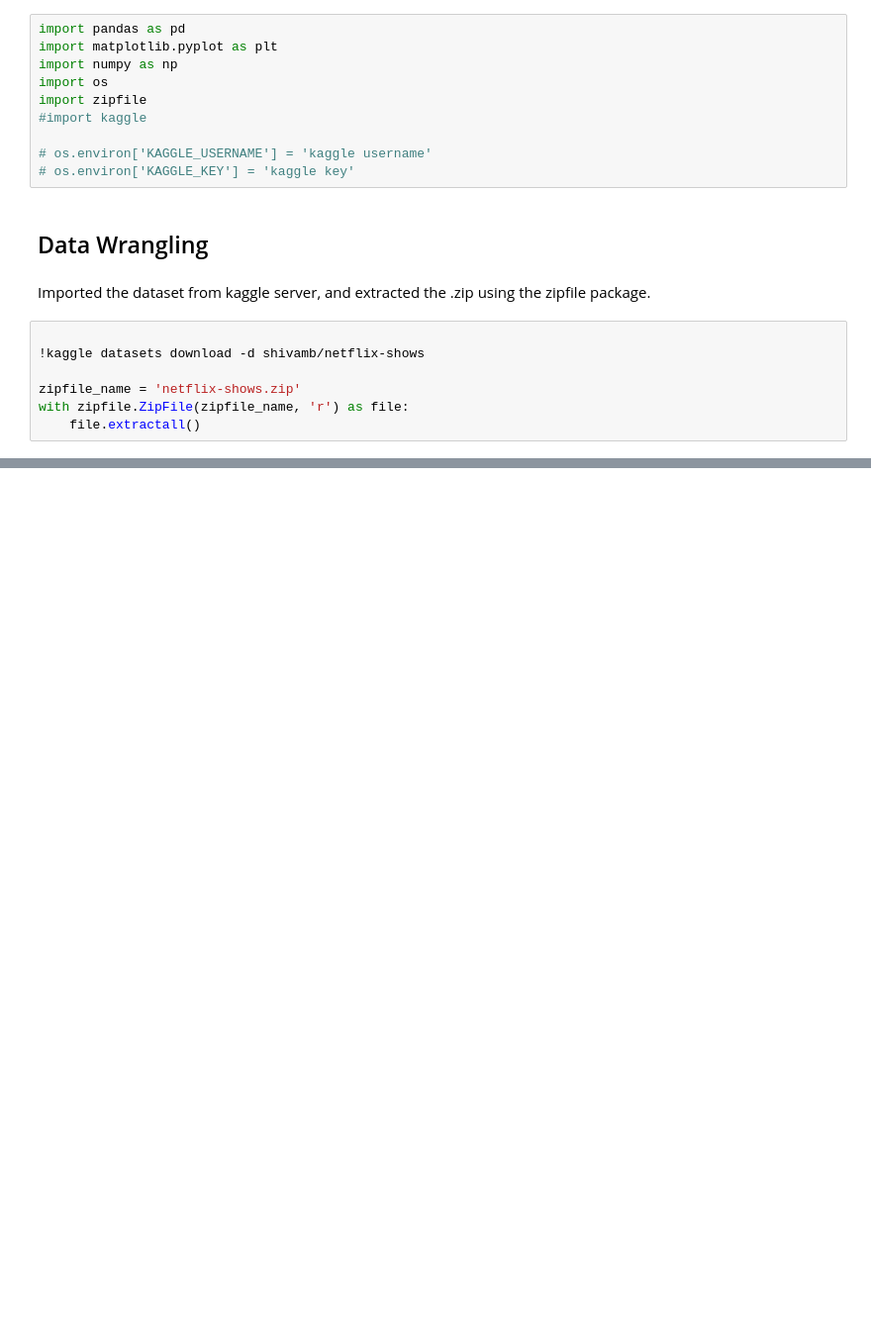
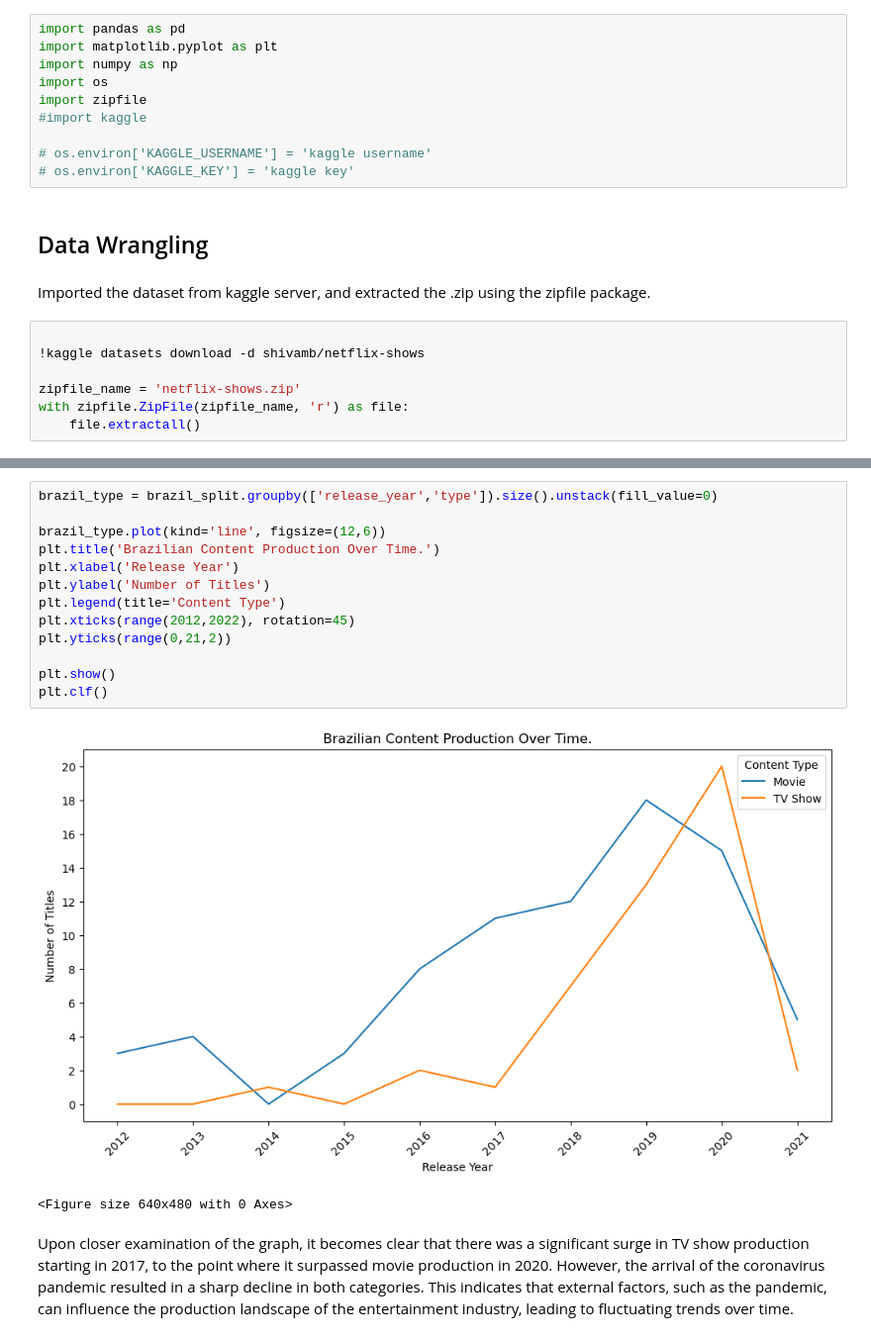
Before and after one commit to fernandococco/brazil_netflix, a Jupyter notebook: brazil_content.ipynb, the cells around one changed output, grey strips where cells are left out. Shown at 99% size. Cells and saved outputs as stored; diff of their text form; blank space fills up the shorter version.

```diff
--- a/brazil_content.ipynb
+++ b/brazil_content.ipynb
@@ -579,0 +242,18 @@ brazil_tv_show.to_csv('brazil_series.csv')
+# %%
+brazil_type = brazil_split.groupby(['release_year','type']).size().unstack(fill_value=0)
+
+brazil_type.plot(kind='line', figsize=(12,6))
+plt.title('Brazilian Content Production Over Time.')
+plt.xlabel('Release Year')
+plt.ylabel('Number of Titles')
+plt.legend(title='Content Type')
+plt.xticks(range(2012,2022), rotation=45)
+plt.yticks(range(0,21,2))
+
+plt.show()
+plt.clf()
+# %% [output]
+[figure, added]
+<Figure size 640x480 with 0 Axes>
+# %% [markdown]
+Upon closer examination of the graph, it becomes clear that there was a significant surge in TV show production starting in 2017, to the point where it surpassed movie production in 2020. However, the arrival of the coronavirus pandemic resulted in a sharp decline in both categories. This indicates that external factors, such as the pandemic, can influence the production landscape of the entertainment industry, leading to fluctuating trends over time.
```
Also changed, not shown: parts of 102 cells of this notebook.
